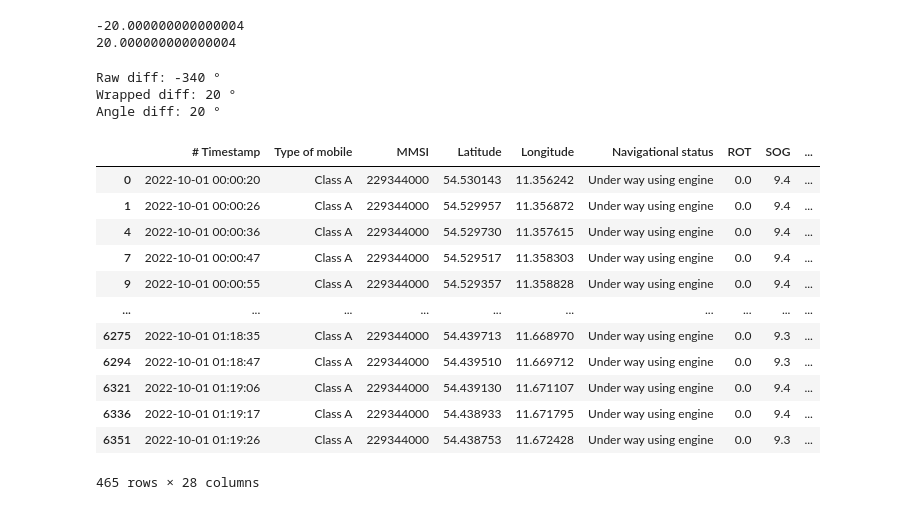
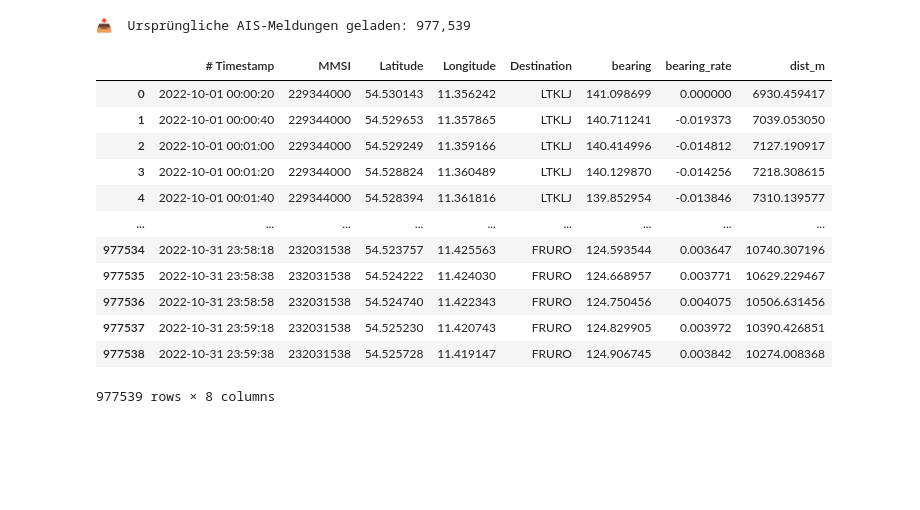
Before and after one commit to AI-lly/plotseamap, a Jupyter notebook: test10.ipynb, the cells around one changed output. Drawn from its saved outputs; the diff is of its cells as text; code cells hidden in the pictures; blank space fills up the shorter version.

Commit message:
richtig geordnet plotseamap

```diff
--- a/test10.ipynb
+++ b/test10.ipynb
@@ -157,37 +24,0 @@ def get_angle_diff(angle1_deg, angle2_deg):
-# %%
-print(get_angle_diff(350, 10))  # Gibt -20.0 zurück
-print(get_angle_diff(10, 350))  # Gibt 20.0 zurück
-# %% [output]
--20.000000000000004
-20.000000000000004
-# %%
-# Zwei Winkeln in Grad
-angle_prev = 350  # z.B. Schiff steht fast auf 360° bzw. Nord
-angle_next = 10   # z.B. Schiff ist knapp östlich von Nord
-
-# Naive Differenz
-raw_diff = angle_next - angle_prev
-print("Raw diff:", raw_diff, "°")
-# → Raw diff: -340 °   (falsch!)
-
-
-# Richtige Differenz in [-180, +180):
-def wrap_to_180(diff):
-    """Mappt jeden Winkel-Diff auf das Intervall (-180, +180]."""
-    diff = (diff + 180) % 360 - 180
-    return diff
-
-wrapped_diff = wrap_to_180(raw_diff)
-print("Wrapped diff:", wrapped_diff, "°")
-# → Wrapped diff: 20 °   (korrekt: von 350° über 0° zu 10° sind +20°)
-
-# Oder als Funktion, die direkt mit zwei Winkeln arbeitet:
-def angle_diff(a1, a2):
-    return wrap_to_180(a2 - a1)
-
-print("Angle diff:", angle_diff(350, 10), "°")
-# → Angle diff: 20 °
-# %% [output]
-Raw diff: -340 °
-Wrapped diff: 20 °
-Angle diff: 20 °
@@ -197,17 +25,26 @@ df_cleand = pd.read_csv("data/processed/bearing/ais_cleaned.csv")
-# %%
-df_cleand[df_cleand["MMSI"]==229344000]
-# %% [output]
-|  | # Timestamp | Type of mobile | MMSI | Latitude | Longitude | Navigational status | ROT | SOG | ... |
-| 0 | 2022-10-01 00:00:20 | Class A | 229344000 | 54.530143 | 11.356242 | Under way using engine | 0.0 | 9.4 | ... |
-| 1 | 2022-10-01 00:00:26 | Class A | 229344000 | 54.529957 | 11.356872 | Under way using engine | 0.0 | 9.4 | ... |
-| 4 | 2022-10-01 00:00:36 | Class A | 229344000 | 54.529730 | 11.357615 | Under way using engine | 0.0 | 9.4 | ... |
-| 7 | 2022-10-01 00:00:47 | Class A | 229344000 | 54.529517 | 11.358303 | Under way using engine | 0.0 | 9.4 | ... |
-| 9 | 2022-10-01 00:00:55 | Class A | 229344000 | 54.529357 | 11.358828 | Under way using engine | 0.0 | 9.4 | ... |
-| ... | ... | ... | ... | ... | ... | ... | ... | ... | ... |
-| 6275 | 2022-10-01 01:18:35 | Class A | 229344000 | 54.439713 | 11.668970 | Under way using engine | 0.0 | 9.3 | ... |
-| 6294 | 2022-10-01 01:18:47 | Class A | 229344000 | 54.439510 | 11.669712 | Under way using engine | 0.0 | 9.3 | ... |
-| 6321 | 2022-10-01 01:19:06 | Class A | 229344000 | 54.439130 | 11.671107 | Under way using engine | 0.0 | 9.4 | ... |
-| 6336 | 2022-10-01 01:19:17 | Class A | 229344000 | 54.438933 | 11.671795 | Under way using engine | 0.0 | 9.4 | ... |
-| 6351 | 2022-10-01 01:19:26 | Class A | 229344000 | 54.438753 | 11.672428 | Under way using engine | 0.0 | 9.3 | ... |
-465 rows × 28 columns
+# %%
+df_inter = pd.read_csv(
+    "data/processed/bearing/ais_with_distance.csv",
+    dtype={"MMSI": str},
+    low_memory=False
+)
+print(f"📥  Ursprüngliche AIS-Meldungen geladen: {len(df_inter):,}")
+# %% [output]
+📥  Ursprüngliche AIS-Meldungen geladen: 977,539
+# %%
+df_inter
+# %% [output]
+|  | # Timestamp | MMSI | Latitude | Longitude | Destination | bearing | bearing_rate | dist_m |
+| 0 | 2022-10-01 00:00:20 | 229344000 | 54.530143 | 11.356242 | LTKLJ | 141.098699 | 0.000000 | 6930.459417 |
+| 1 | 2022-10-01 00:00:40 | 229344000 | 54.529653 | 11.357865 | LTKLJ | 140.711241 | -0.019373 | 7039.053050 |
+| 2 | 2022-10-01 00:01:00 | 229344000 | 54.529249 | 11.359166 | LTKLJ | 140.414996 | -0.014812 | 7127.190917 |
+| 3 | 2022-10-01 00:01:20 | 229344000 | 54.528824 | 11.360489 | LTKLJ | 140.129870 | -0.014256 | 7218.308615 |
+| 4 | 2022-10-01 00:01:40 | 229344000 | 54.528394 | 11.361816 | LTKLJ | 139.852954 | -0.013846 | 7310.139577 |
+| ... | ... | ... | ... | ... | ... | ... | ... | ... |
+| 977534 | 2022-10-31 23:58:18 | 232031538 | 54.523757 | 11.425563 | FRURO | 124.593544 | 0.003647 | 10740.307196 |
+| 977535 | 2022-10-31 23:58:38 | 232031538 | 54.524222 | 11.424030 | FRURO | 124.668957 | 0.003771 | 10629.229467 |
+| 977536 | 2022-10-31 23:58:58 | 232031538 | 54.524740 | 11.422343 | FRURO | 124.750456 | 0.004075 | 10506.631456 |
+| 977537 | 2022-10-31 23:59:18 | 232031538 | 54.525230 | 11.420743 | FRURO | 124.829905 | 0.003972 | 10390.426851 |
+| 977538 | 2022-10-31 23:59:38 | 232031538 | 54.525728 | 11.419147 | FRURO | 124.906745 | 0.003842 | 10274.008368 |
+977539 rows × 8 columns
 # %%
```
Also changed, not shown: parts of 22 cells of this notebook, 2 other files.
